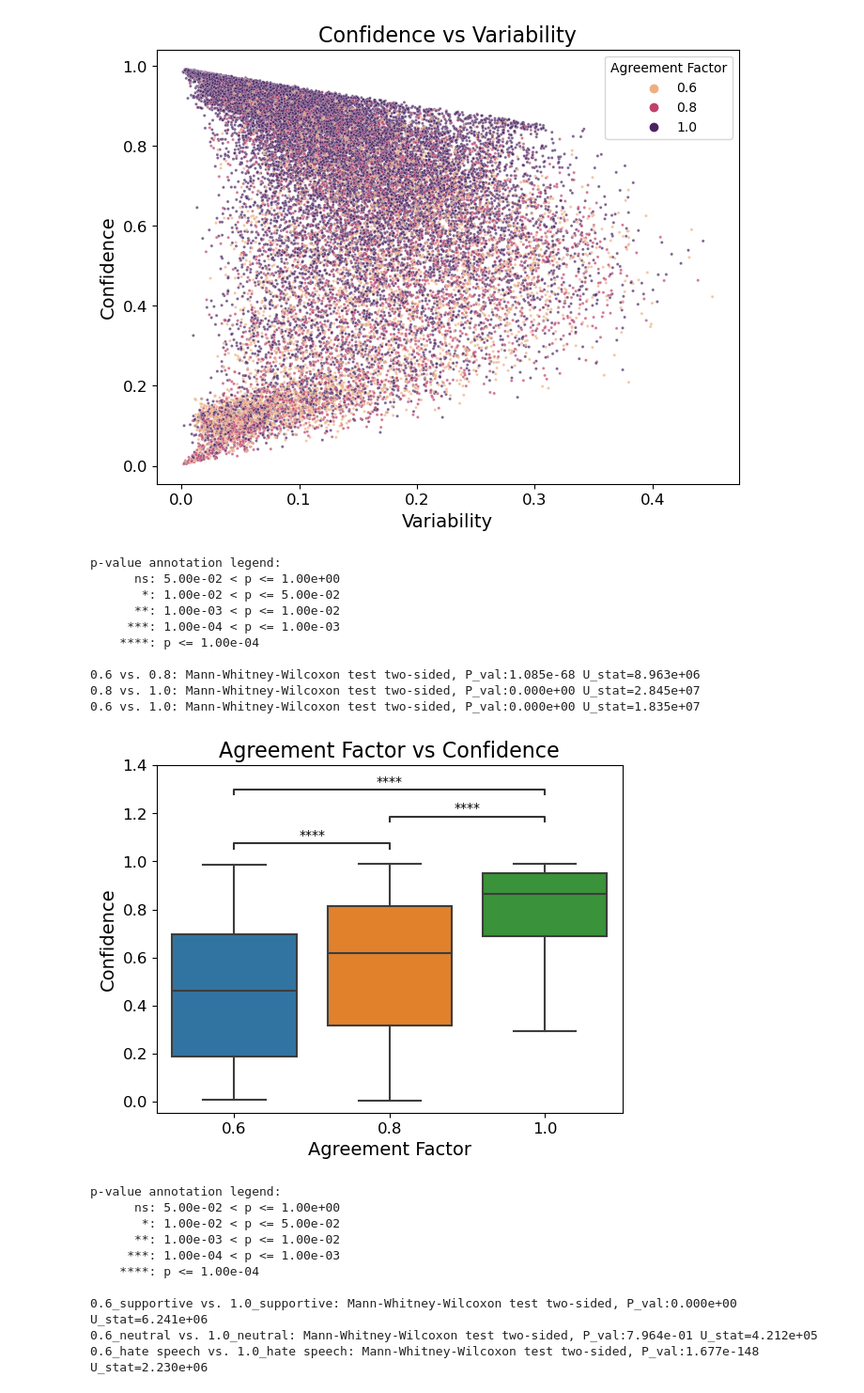
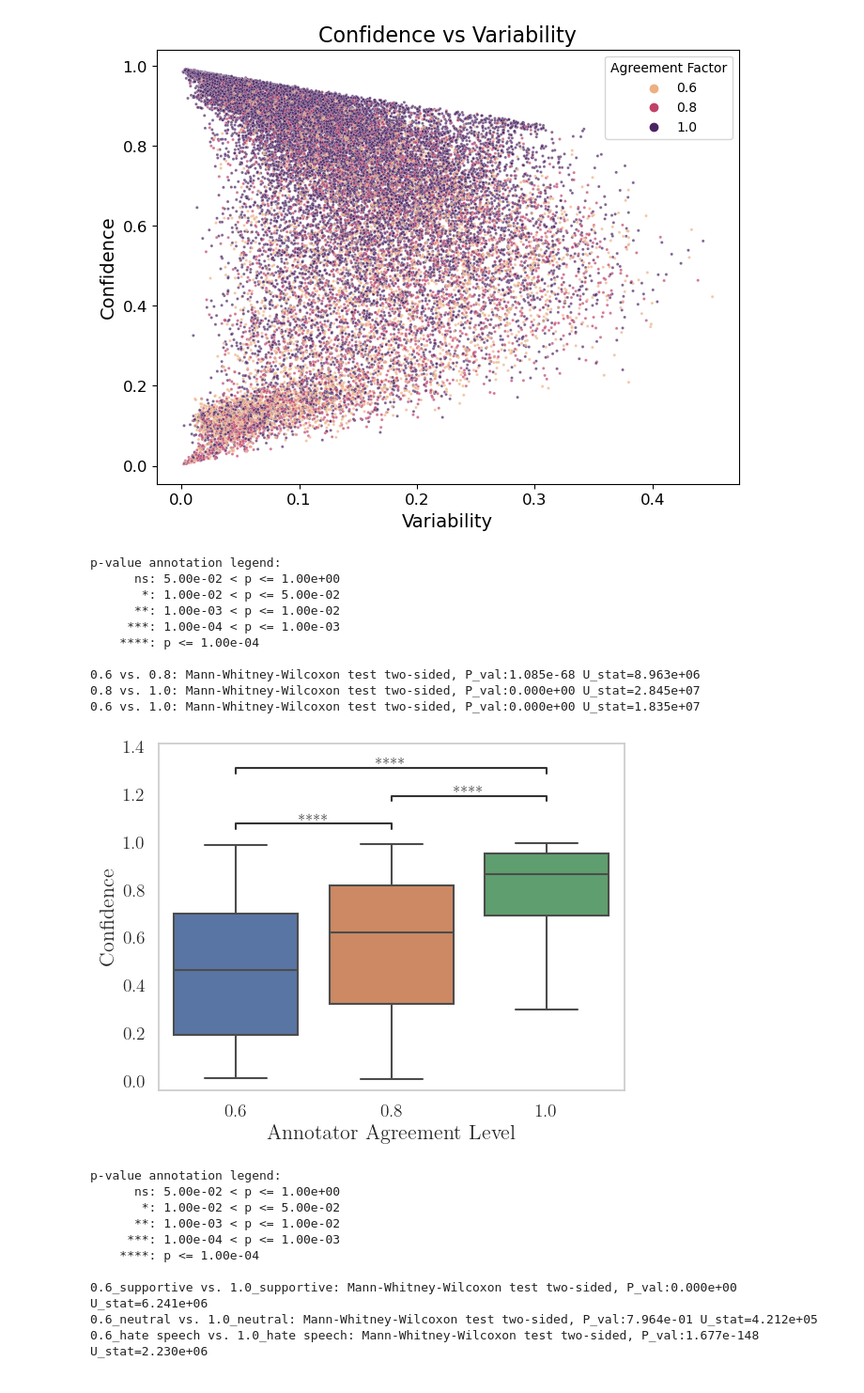
Before and after one commit to abhishekanand1710/noise-and-bias, a Jupyter notebook: dataset-cartography/kennedy/cartography_plotting_v2.ipynb, the cells around one changed output. Shown at 94% size. Drawn from its saved outputs; the diff is of its cells as text; code cells hidden in the pictures.

Commit message:
updated plots for paper

```diff
--- a/dataset-cartography/kennedy/cartography_plotting_v2.ipynb
+++ b/dataset-cartography/kennedy/cartography_plotting_v2.ipynb
@@ -5,6 +5,12 @@ import numpy as np
 import matplotlib.pyplot as plt
 
 from statannotations.Annotator import Annotator
+# %%
+
+sns.set(rc={'text.usetex' : True})
+sns.set_style("whitegrid")
+plt.rcParams["font.family"] = "serif"
+plt.rcParams["font.serif"] = ["Times New Roman"]
 # %%
 train_values_df = pd.read_csv('./results/train_values_majority.csv', index_col=0)
 train_values_df.head()
@@ -193,38 +199,41 @@ plt.savefig("./plots/majority/conf_vs_var_color_agreement_factor.png", dpi=600,
 # %%
 # sns.boxplot(data=cartography_df, x="agreement_factor", y="confidence")
 # plt.title("Agreement Factor vs Confidence", fontsize=16)
 # plt.gca().set_ylabel(str(plt.gca().get_ylabel()).capitalize(), fontsize=14)
 # plt.gca().set_xlabel('Agreement Factor', fontsize=14)
 # plt.xticks(fontsize=12)
 # plt.yticks(fontsize=12)
 # plt.savefig("agr_factor_vs_conf.png", dpi=600, bbox_inches='tight')
 
 ax = sns.boxplot(data=cartography_df, x="agreement_factor_rd", y="confidence", showfliers=False)
 
 pairs=[(0.6, 0.8), (0.8, 1.0), (0.6, 1.0)]
 
 annotator = Annotator(ax, pairs, data=cartography_df, x="agreement_factor_rd", y="confidence")
 annotator.configure(test='Mann-Whitney', text_format='star')
 annotator.apply_and_annotate()
 
-plt.title("Agreement Factor vs Confidence", fontsize=16)
-plt.gca().set_ylabel(str(plt.gca().get_ylabel()).capitalize(), fontsize=14)
-plt.gca().set_xlabel('Agreement Factor', fontsize=14)
-plt.xticks(fontsize=12)
-plt.yticks(fontsize=12)
-plt.savefig("./plots/majority/agr_factor_vs_conf.png", dpi=600, bbox_inches='tight')
+# plt.title("Agreement Factor vs Confidence", fontsize=16)
+csfont = {'fontname':'Times New Roman'}
+
+plt.gca().set_ylabel('Confidence', fontsize=16, **csfont)
+plt.gca().set_xlabel('Annotator Agreement Level', fontsize=16, **csfont)
+plt.xticks(fontsize=14)
+plt.yticks(fontsize=14)
+ax.grid(False)
+plt.savefig("./plots/majority/kennedy_agr_factor_vs_conf.pdf", dpi=600, bbox_inches='tight')
 # %% [output]
 p-value annotation legend:
       ns: 5.00e-02 < p <= 1.00e+00
        *: 1.00e-02 < p <= 5.00e-02
       **: 1.00e-03 < p <= 1.00e-02
      ***: 1.00e-04 < p <= 1.00e-03
     ****: p <= 1.00e-04
 
 0.6 vs. 0.8: Mann-Whitney-Wilcoxon test two-sided, P_val:1.085e-68 U_stat=8.963e+06
 0.8 vs. 1.0: Mann-Whitney-Wilcoxon test two-sided, P_val:0.000e+00 U_stat=2.845e+07
 0.6 vs. 1.0: Mann-Whitney-Wilcoxon test two-sided, P_val:0.000e+00 U_stat=1.835e+07
-[figure, old version]
+[figure, new version]
 # %%
 cartography_df['label_text'] = cartography_df['label'].map({0: 'supportive', 1: 'neutral', 2: 'hate speech'})
 # %%
```
Also changed, not shown: parts of 1 cell of this notebook, 43 other files.
